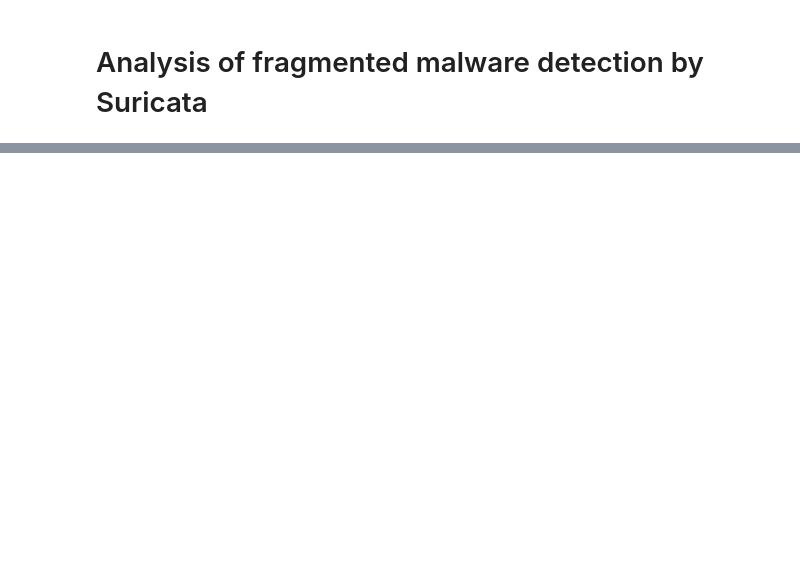
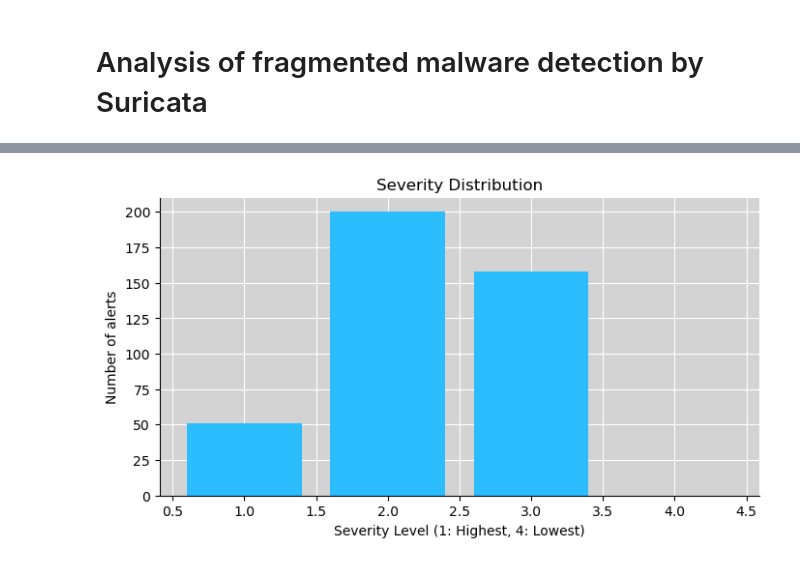
Before and after one commit to PaMemmes/Adding-Interpretability-to-an-Anomaly-Based-Method, a Jupyter notebook: suricata_analysis/analysis.ipynb, the cells around one changed output, grey strips where cells are left out. Drawn from its saved outputs; the diff is of its cells as text; code cells hidden in the pictures; blank space fills up the shorter version.

```diff
--- a/suricata_analysis/analysis.ipynb
+++ b/suricata_analysis/analysis.ipynb
@@ -88,28 +116,35 @@ def plot_alert_distribution(dist, severity, save=None):
 # %%
 def plot_severity_distribution(dist, save=None):
     # highest severity: 1, lowest severity: 4
     # Theoretically until 255
     severity_range = [1,2,3,4]
     total_sigs = defaultdict(int)
     for signatures in dist:
         for key, value in signatures.items():
             total_sigs[value] += 1
 
     for key in severity_range:
         if key not in total_sigs.keys():
             total_sigs[key] = 0
     fig, ax = plt.subplots()
     fig.set_size_inches(8,4)
-
+    ax.set_axisbelow(True)
+    ax.yaxis.grid(color='white', linestyle='solid')
+    ax.xaxis.grid(color='white', linestyle='solid')
+    ax.set_facecolor("lightgrey")
     ax.spines['top'].set_visible(False)
     ax.spines['right'].set_visible(False)
     ax.set_title('Severity Distribution')
     ax.set_xlabel('Severity Level (1: Highest, 4: Lowest)')
     ax.set_ylabel('Number of alerts')
     ax.bar(severity_range, total_sigs.values())
 
     if save is not None:
         fig.savefig(save)
+
+plot_severity_distribution(total_severity, save='plots/severity_dist' + category)
+# %% [output]
+[figure, added]
 # %%
 def plot_packet_alerts(packets, total_signatures, save=None):
     total_sigs = 0
```
Also changed, not shown: parts of 12 cells of this notebook.
